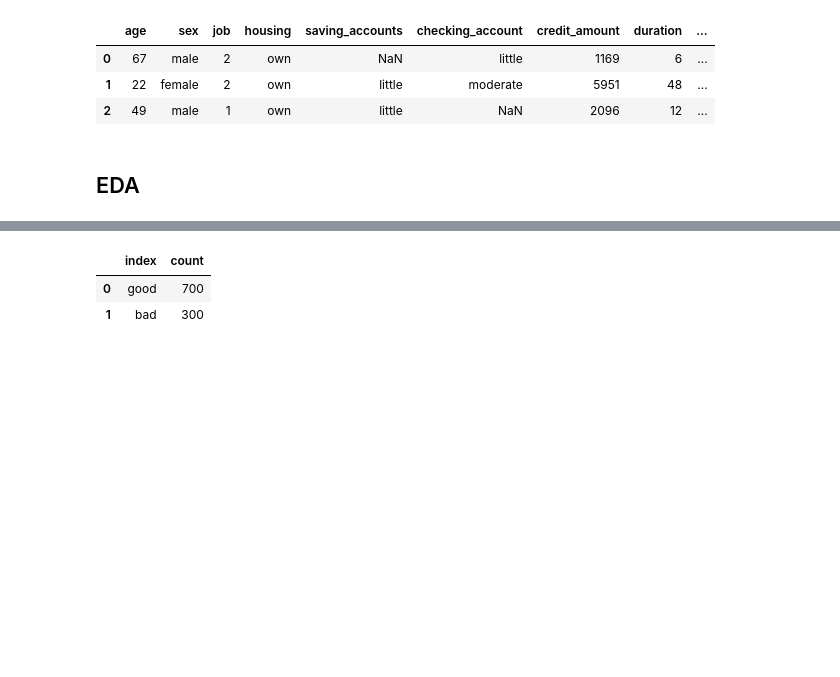
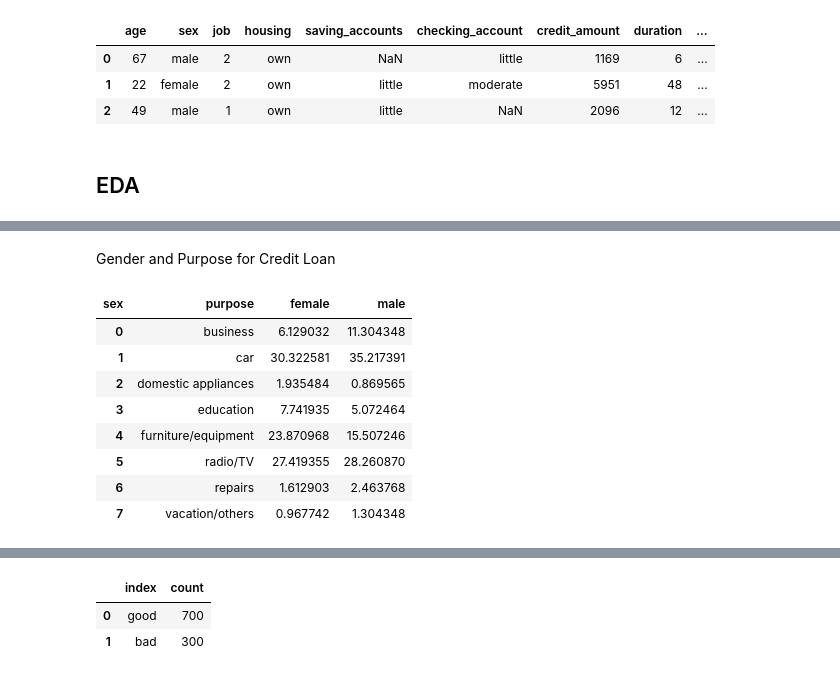
Before and after one commit to TelRich/Credit-Risk-Model, a Jupyter notebook: risk_model.ipynb, the cells around one changed output, grey strips where cells are left out. Cells and saved outputs as stored; diff of their text form; code cells hidden in the pictures; blank space fills up the shorter version.

```diff
--- a/risk_model.ipynb
+++ b/risk_model.ipynb
@@ -122,0 +176,17 @@ credit.head(3)
+# %% [markdown]
+Gender and Purpose for Credit Loan
+# %%
+# Let's look at the purpose of getting credit loans for each gender
+credit['purpose'].unique()
+gender_purpose = pd.crosstab(credit['purpose'], credit['sex']).apply(lambda x: x/x.sum() * 100).reset_index()
+gender_purpose
+# %% [output]
+| sex | purpose | female | male |
+| 0 | business | 6.129032 | 11.304348 |
+| 1 | car | 30.322581 | 35.217391 |
+| 2 | domestic appliances | 1.935484 | 0.869565 |
+| 3 | education | 7.741935 | 5.072464 |
+| 4 | furniture/equipment | 23.870968 | 15.507246 |
+| 5 | radio/TV | 27.419355 | 28.260870 |
+| 6 | repairs | 1.612903 | 2.463768 |
+| 7 | vacation/others | 0.967742 | 1.304348 |
```
Also changed, not shown: parts of 22 cells of this notebook, 2 other files.
